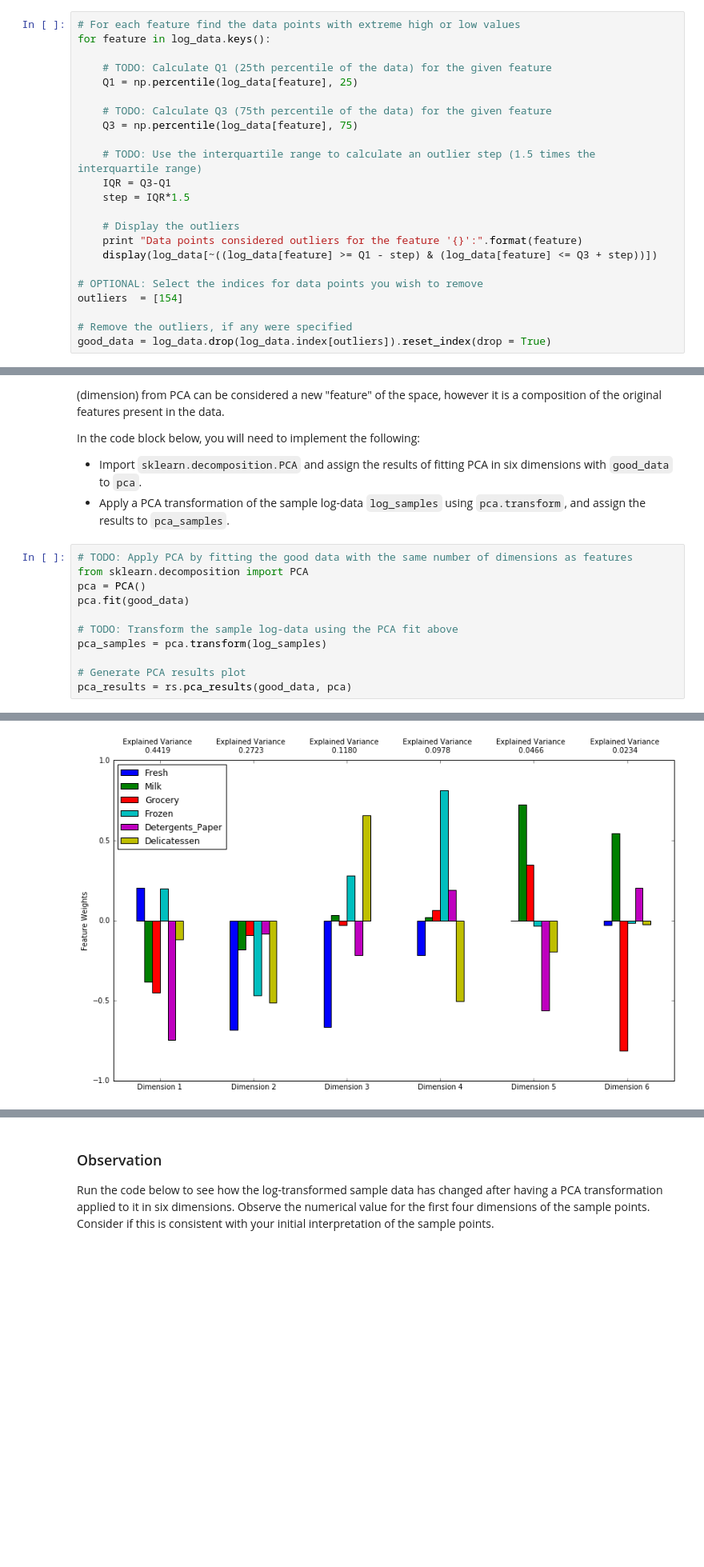
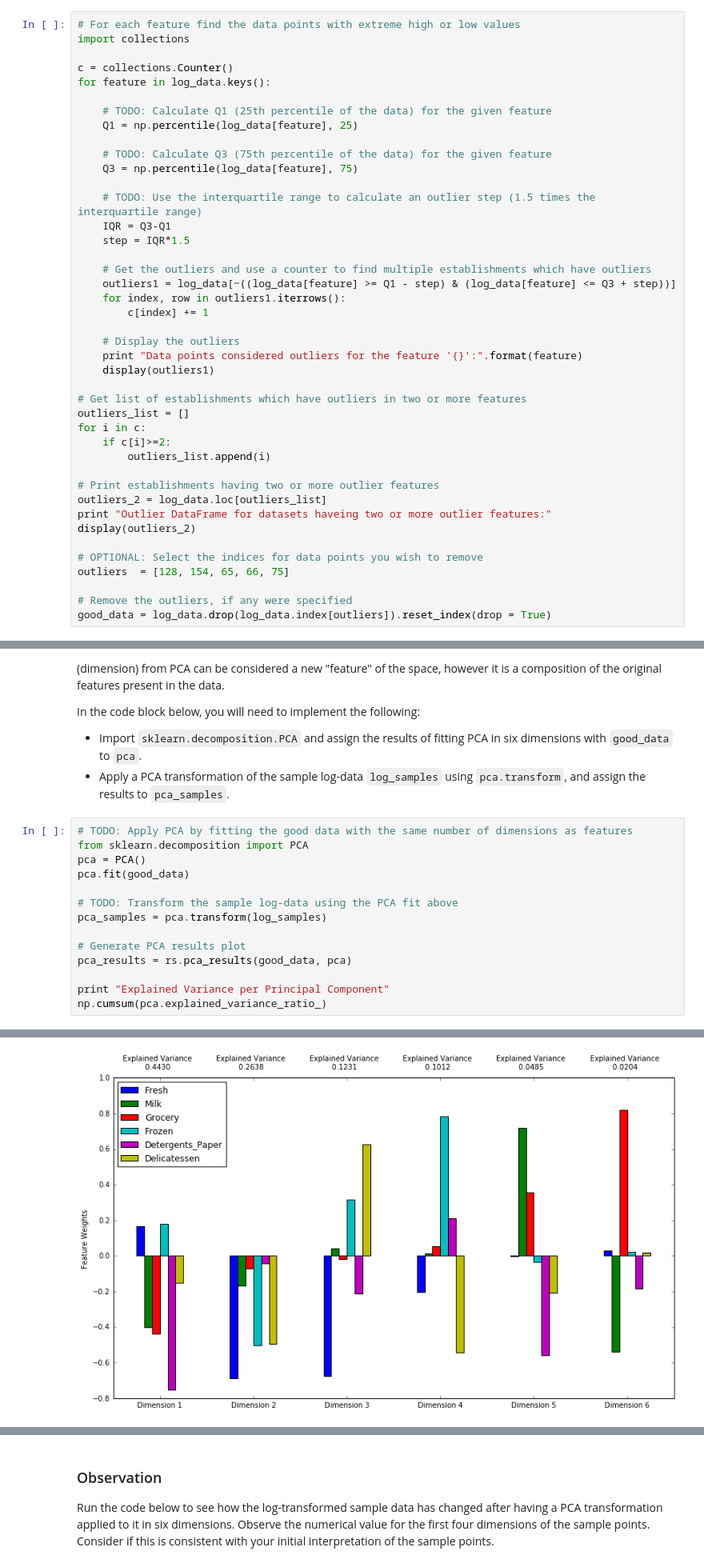
Before and after one commit to shinz4u/Machine_Learning_Projects, a Jupyter notebook: Creating_Customer_Segments/customer_segments.ipynb, the cells around one changed output, grey strips where cells are left out. Shown: that part at 80% size. Saved outputs shown, nothing was run; the diff lists cells and outputs as text; blank space fills up the shorter version.

Commit message:
Submission Creating_Customer_Segement
Updated with improved visualizations and data.

```diff
--- a/Creating_Customer_Segments/customer_segments.ipynb
+++ b/Creating_Customer_Segments/customer_segments.ipynb
@@ -212,6 +238,9 @@ In the code block below, you will need to implement the following:
 Once you have performed this implementation, the dataset will be stored in the variable `good_data`.
 # %%
 # For each feature find the data points with extreme high or low values
+import collections
+
+c = collections.Counter()
 for feature in log_data.keys():
 
     # TODO: Calculate Q1 (25th percentile of the data) for the given feature
@@ -224,12 +253,28 @@ for feature in log_data.keys():
     IQR = Q3-Q1
     step = IQR*1.5
 
+    # Get the outliers and use a counter to find multiple establishments which have outliers
+    outliers1 = log_data[~((log_data[feature] >= Q1 - step) & (log_data[feature] <= Q3 + step))]
+    for index, row in outliers1.iterrows():
+        c[index] += 1
+
     # Display the outliers
     print "Data points considered outliers for the feature '{}':".format(feature)
-    display(log_data[~((log_data[feature] >= Q1 - step) & (log_data[feature] <= Q3 + step))])
+    display(outliers1)
+
+# Get list of establishments which have outliers in two or more features
+outliers_list = []
+for i in c:
+    if c[i]>=2:
+        outliers_list.append(i)
+
+# Print establishments having two or more outlier features
+outliers_2 = log_data.loc[outliers_list]
+print "Outlier DataFrame for datasets haveing two or more outlier features:"
+display(outliers_2)
 
 # OPTIONAL: Select the indices for data points you wish to remove
-outliers  = [154]
+outliers  = [128, 154, 65, 66, 75]
 
 # Remove the outliers, if any were specified
 good_data = log_data.drop(log_data.index[outliers]).reset_index(drop = True)
@@ -331,4 +377,7 @@ pca_samples = pca.transform(log_samples)
 
 # Generate PCA results plot
 pca_results = rs.pca_results(good_data, pca)
+
+print "Explained Variance per Principal Component"
+np.cumsum(pca.explained_variance_ratio_)
 # %% [output]
@@ -335,4 +386,4 @@ pca_results = rs.pca_results(good_data, pca)
-[figure, old version]
+[figure, new version]
 # %% [markdown]
 ### Question 5
 *How much variance in the data is explained* ***in total*** *by the first and second principal component? What about the first four principal components? Using the visualization provided above, discuss what the first four dimensions best represent in terms of customer spending.*
```
Also changed, not shown: parts of 24 cells of this notebook, 5 other files.
